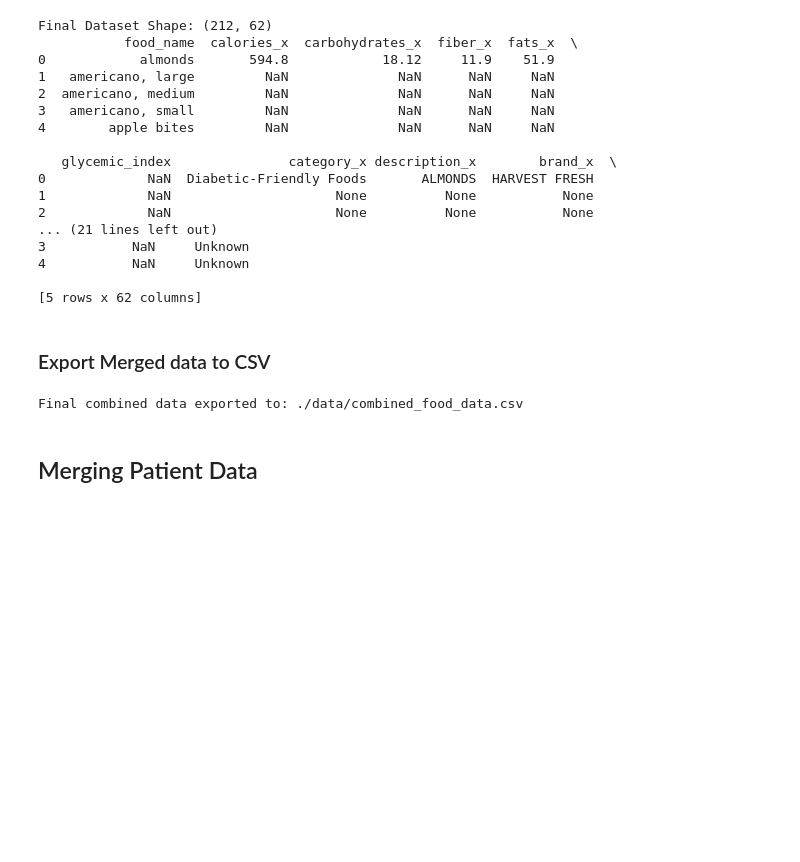
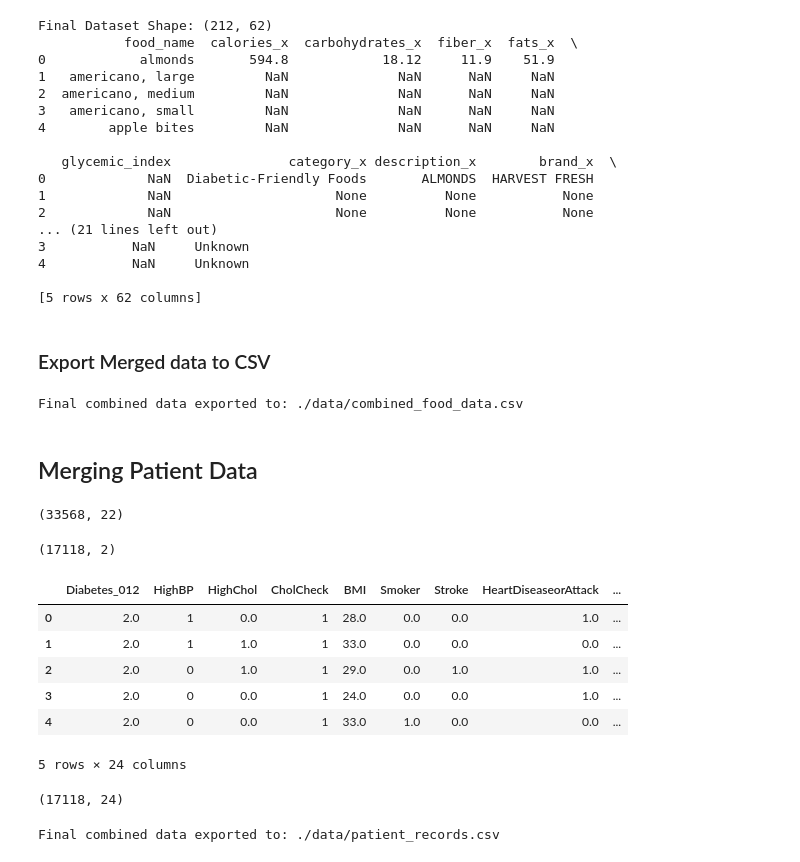
Before and after one commit to lvandine44/MADS-Capstone, a Jupyter notebook: 2-Merging Data.ipynb, the cells around one changed output. Saved outputs shown, nothing was run; the diff lists cells and outputs as text; code cells hidden in the pictures; blank space fills up the shorter version.

Commit message:
Logan - Patient Merge

```diff
--- a/2-Merging Data.ipynb
+++ b/2-Merging Data.ipynb
@@ -328,6 +328,51 @@ Final combined data exported to: ./data/combined_food_data.csv
 # %% [markdown]
 ## Merging Patient Data
 # %%
-# # Patient-Based Keys have standardized formatting
-# patient_df['Age'] = patient_df['Age'].astype(int)  # integer format
-# patient_df['Sex'] = patient_df['Sex'].astype(int)  # Standardize 'Sex' column
+# Patient-Based Keys have standardized formatting
+patient_df['Age'] = patient_df['Age'].astype(int)  # integer format
+patient_df['Sex'] = patient_df['Sex'].astype(int)  # Standardize 'Sex' column
+# %%
+patient_df.columns
+patient_df.shape
+# %% [output]
+(33568, 22)
+# %%
+dexcom_cgm_df.columns
+dexcom_cgm_df.shape
+# %% [output]
+(17118, 2)
+# %%
+# Calculate the necessary repetitions of patient data to join with glucose data
+num_repeats = len(dexcom_cgm_df) // len(patient_df) + 1
+expanded_patient_df = pd.concat([patient_df] * num_repeats, ignore_index=True)
+expanded_patient_df = expanded_patient_df[:len(dexcom_cgm_df)]  # Truncate to match glucose data length
+
+# Combine patient data with Dexcom glucose data (should result in 17118 patient records)
+simulated_df = pd.concat([expanded_patient_df.reset_index(drop=True), dexcom_cgm_df.reset_index(drop=True)], axis=1)
+
+simulated_df['Time Checked'] = simulated_df['displayTime']
+patient = simulated_df.drop(columns=['displayTime'])
+
+# Display the simulated dataframe
+patient.head()
+# %% [output]
+|  | Diabetes_012 | HighBP | HighChol | CholCheck | BMI | Smoker | Stroke | HeartDiseaseorAttack | ... |
+| 0 | 2.0 | 1 | 0.0 | 1 | 28.0 | 0.0 | 0.0 | 1.0 | ... |
+| 1 | 2.0 | 1 | 1.0 | 1 | 33.0 | 0.0 | 0.0 | 0.0 | ... |
+| 2 | 2.0 | 0 | 1.0 | 1 | 29.0 | 0.0 | 1.0 | 1.0 | ... |
+| 3 | 2.0 | 0 | 0.0 | 1 | 24.0 | 0.0 | 0.0 | 1.0 | ... |
+| 4 | 2.0 | 0 | 0.0 | 1 | 33.0 | 1.0 | 0.0 | 0.0 | ... |
+5 rows × 24 columns
+# %%
+# Validate record count
+patient.shape
+# %% [output]
+(17118, 24)
+# %%
+# Export the final aggregated data to a CSV file
+output_path = './data/patient_records.csv'
+patient.to_csv(output_path, index=False)
+
+print(f"Final combined data exported to: {output_path}")
+# %% [output]
+Final combined data exported to: ./data/patient_records.csv
```
Also changed, not shown: 1 other file.
